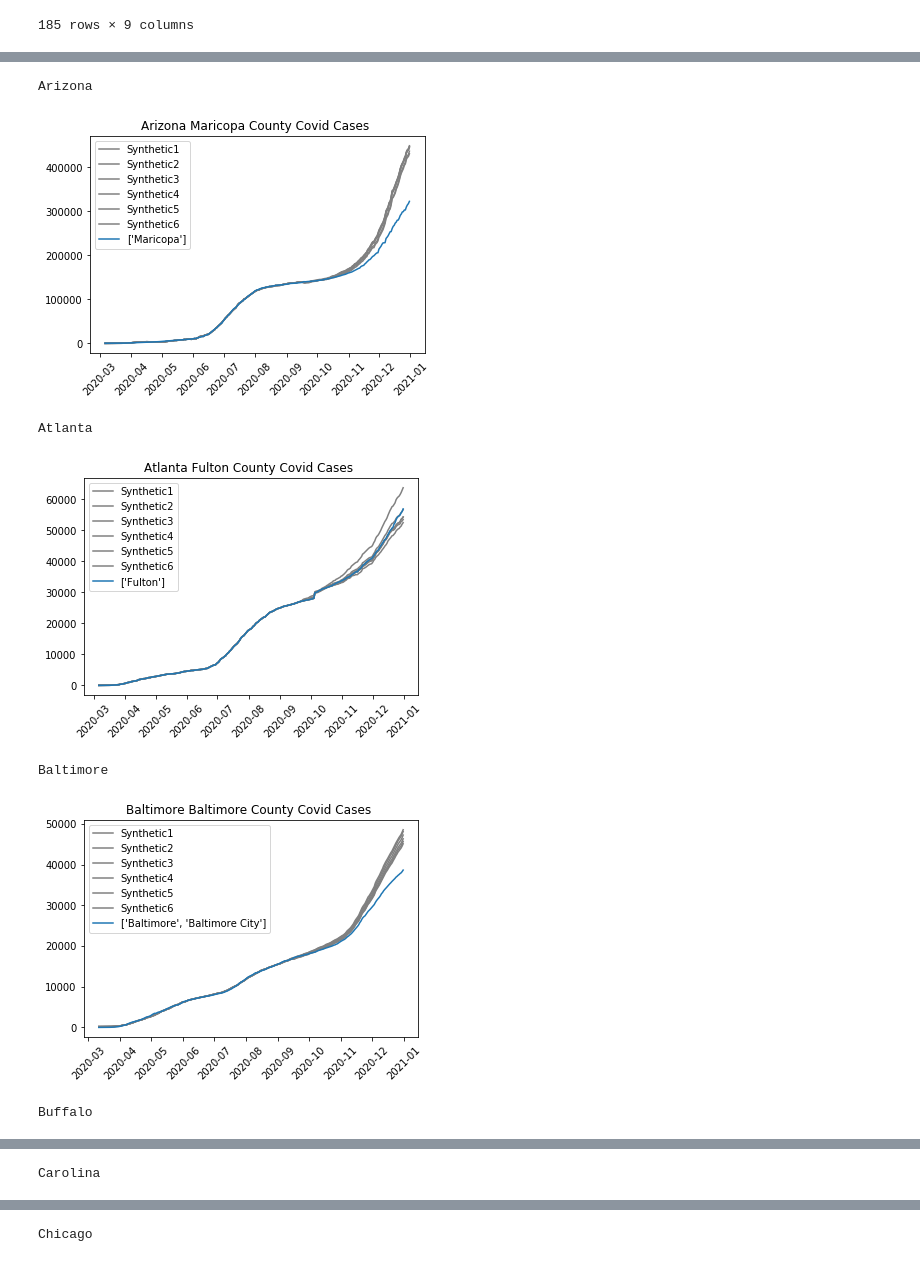
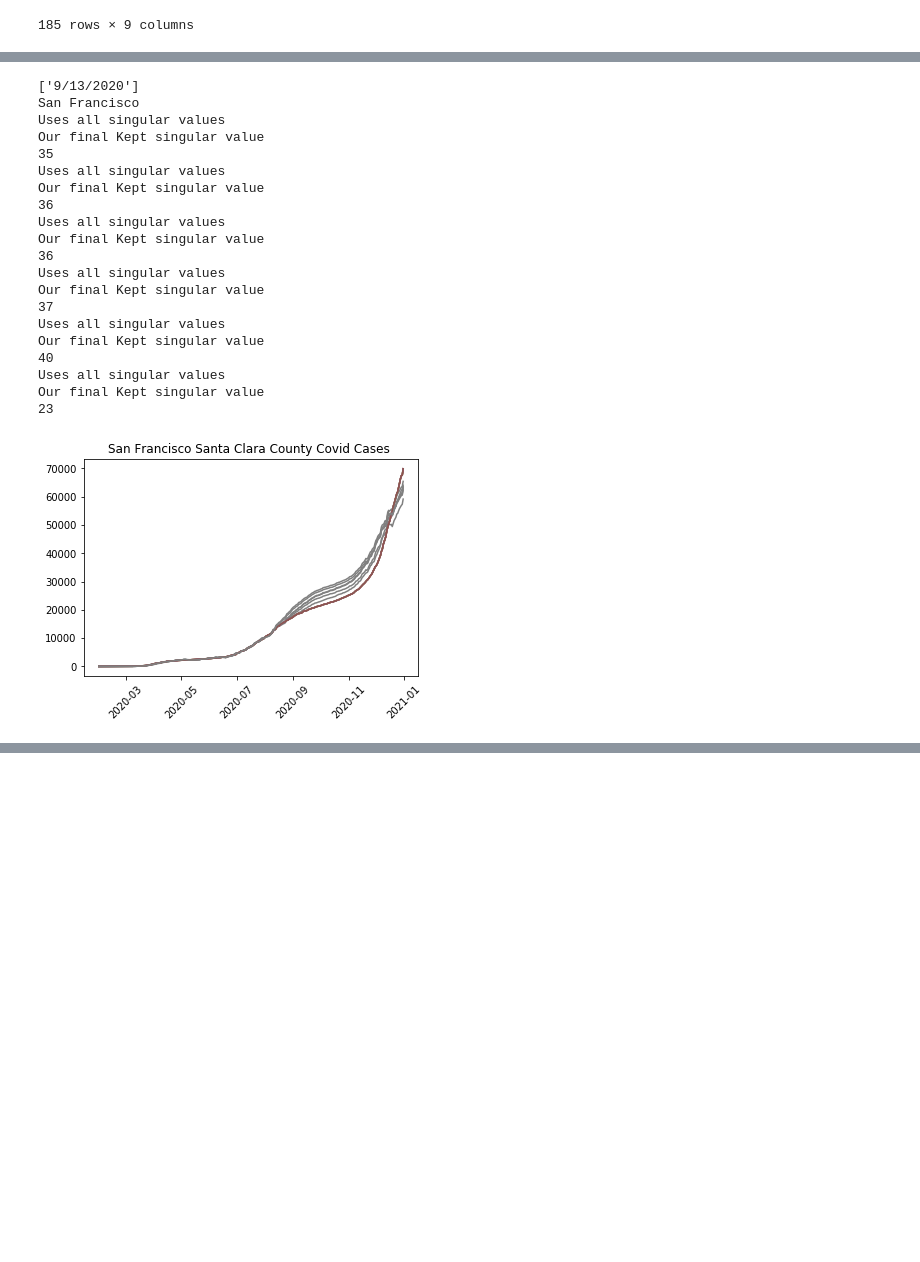
Before and after one commit to Joshuashou/Synthetic-Control-Paper-Model, a Jupyter notebook: Synthetic Control paper.ipynb, the cells around one changed output, grey strips where cells are left out. Cells and saved outputs as stored; diff of their text form; code cells hidden in the pictures; blank space fills up the shorter version.

```diff
--- a/Synthetic Control paper.ipynb
+++ b/Synthetic Control paper.ipynb
@@ -679,6 +533,8 @@ grouped_df.loc[grouped_df['Team'] == 'Washington', 'First date home stadium open
 grouped_df.loc[grouped_df['Team'] == 'Pittsburgh', 'First date home stadium open to fans'] = [['10/11/2020']]
 grouped_df.loc[grouped_df['Team'] == 'Kansas City', 'First date home stadium open to fans'] = [['9/10/2020']] #Error in data set
 
+
+
 #dropped_stadium_df = dropped_stadium_df.drop_duplicates(subset='Team') #Only need 1 for each team
 zipped_input = zip(grouped_df['Team'], grouped_df['County(s)'], grouped_df['State'], grouped_df['First date home stadium open to fans'])
 
@@ -688,5 +544,5 @@ zipped_input = zip(grouped_df['Team'], grouped_df['County(s)'], grouped_df['Stat
 
 for i, (team, county, state, date) in enumerate(zipped_input):
     if (team != 'Washington'):
-        create_synthetic_graph(team, county, state, date)
+        create_synthetic_graph(team, county, state, date, True)
 # %% [output]
@@ -717,4 +567,28 @@ Our final Kept singular values
 ... (50 outputs left out)
+# %%
+#Make earlier function to be able to graph weeks 1-6 before the intervention.
+no_fans_list = ['Buffalo', 'Chicago', 'Detroit', 'Green Bay', 'Las Vegas', 'LA Chargers','LA Rams', 'Minnesota', 'New England', 'New Orleans', 'NY Giants','NY Jets', 'San Francisco', 'Seattle', 'Washington']
+
+def create_synthetic_lines(team_name_str, stadium_county_str, state_str, intervention_date):
+    intervention_date = [x for x in intervention_date if x != ""]
+
+    for s in intervention_date:
+        if any(c.isdigit() for c in s):
+            intervention_date = s
+
+    intervention_date = pd.to_datetime(intervention_date)
+    intervention_array = [intervention_date - datetime.timedelta(weeks=i) for i in range(1, 7)]
+    print(team_name_str)
+    for intervention in intervention_array:
+        intervention = intervention.strftime('%m/%d/%Y')
+        l = []
+        l.append(intervention)
+        l.append("")
+        create_synthetic_graph(team_name_str, stadium_county_str, state_str, l, False)
+
+    plt.show()
+
+    return
 # %%
 #Compute graphs for all combinations
 
@@ -723,39 +597,54 @@ dropped_stadium_df = dropped_stadium_df.fillna("")
 grouped_df = dropped_stadium_df.groupby('Team').agg(list)
 grouped_df.reset_index(inplace=True)
 
 #We want to manually fill in Dates for stadiums not open to fans, easier this way.
 grouped_df.loc[grouped_df['Team'] == 'Chicago', 'First date home stadium open to fans'] = [['9/20/2020']]
 grouped_df.loc[grouped_df['Team'] == 'Detroit', 'First date home stadium open to fans'] = [['9/13/2020']]
 grouped_df.loc[grouped_df['Team'] == 'Las Vegas', 'First date home stadium open to fans'] = [['9/21/2020']]
 grouped_df.loc[grouped_df['Team'] == 'LA Chargers', 'First date home stadium open to fans'] = [['9/13/2020']]
 grouped_df.loc[grouped_df['Team'] == 'LA Rams', 'First date home stadium open to fans'] = [['9/13/2020']]
 grouped_df.loc[grouped_df['Team'] == 'Minnesota', 'First date home stadium open to fans'] = [['9/13/2020']]
 grouped_df.loc[grouped_df['Team'] == 'New England', 'First date home stadium open to fans'] = [['9/13/2020']]
 grouped_df.loc[grouped_df['Team'] == 'New Orleans', 'First date home stadium open to fans'] = [['9/13/2020']]
 grouped_df.loc[grouped_df['Team'] == 'NY Giants', 'First date home stadium open to fans'] = [['9/14/2020']]
 grouped_df.loc[grouped_df['Team'] == 'NY Jets', 'First date home stadium open to fans'] = [['9/14/2020']]
 grouped_df.loc[grouped_df['Team'] == 'San Francisco', 'First date home stadium open to fans'] = [['9/13/2020']]
 grouped_df.loc[grouped_df['Team'] == 'Seattle', 'First date home stadium open to fans'] = [['9/20/2020']]
-grouped_df.loc[grouped_df['Team'] == 'Tennessee', 'First date home stadium open to fans'] = [['9/13/2020']]
+grouped_df.loc[grouped_df['Team'] == 'Tennessee', 'First date home stadium open to fans'] = [['10/13/2020']]
 grouped_df.loc[grouped_df['Team'] == 'Washington', 'First date home stadium open to fans'] = [['9/13/2020']]
 grouped_df.loc[grouped_df['Team'] == 'Pittsburgh', 'First date home stadium open to fans'] = [['10/11/2020']]
 grouped_df.loc[grouped_df['Team'] == 'Kansas City', 'First date home stadium open to fans'] = [['9/10/2020']] #Error in data set
 
 #dropped_stadium_df = dropped_stadium_df.drop_duplicates(subset='Team') #Only need 1 for each team
 zipped_input = zip(grouped_df['Team'], grouped_df['County(s)'], grouped_df['State'], grouped_df['First date home stadium open to fans'])
 
 # for i, (team, county, state, date) in enumerate(zipped_input):
 #     if (team != 'Washington'):
 #         create_synthetic_graph(team, county, state, date)
 
 for i, (team, county, state, date) in enumerate(zipped_input):
-    if (team != 'Washington'):
+    if (team == 'San Francisco'):
+        print(date)
         create_synthetic_lines(team, county, state, date)
 # %% [output]
-Arizona
+['9/13/2020']
+San Francisco
+Uses all singular values
+Our final Kept singular value
+35
+Uses all singular values
+Our final Kept singular value
+36
+Uses all singular values
+Our final Kept singular value
+36
+Uses all singular values
+Our final Kept singular value
+37
+Uses all singular values
+Our final Kept singular value
+40
+Uses all singular values
+Our final Kept singular value
+23
-[figure, old version]
+[figure, new version]
-Atlanta
-[figure, removed]
-Baltimore
-[figure, removed]
-Buffalo
@@ -763 +650,0 @@ Buffalo
-Carolina
@@ -765 +650,0 @@ Carolina
-Chicago
```
Also changed, not shown: parts of 14 cells of this notebook.
